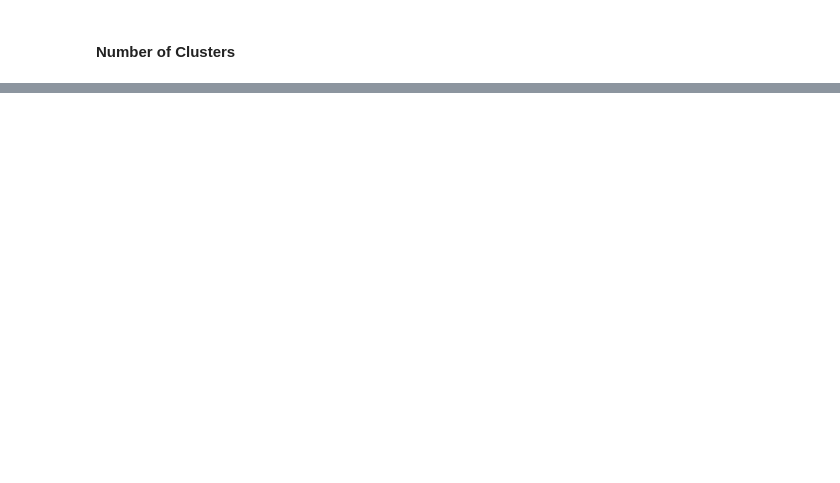
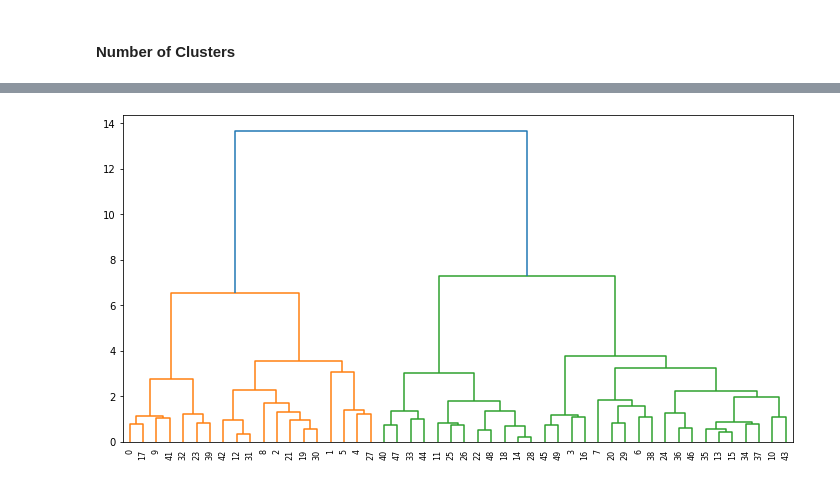
Before and after one commit to luckyspia/TIL, a Jupyter notebook: Statisic_Analysis/06.Clustering.ipynb, the cells around one changed output, grey strips where cells are left out. Saved outputs shown, nothing was run; the diff lists cells and outputs as text; code cells hidden in the pictures; blank space fills up the shorter version.

```diff
--- a/Statisic_Analysis/06.Clustering.ipynb
+++ b/Statisic_Analysis/06.Clustering.ipynb
@@ -115,0 +173,8 @@ array([[0],
+# %%
+hc_ward = linkage(usarrests_s, method="ward")
+
+plt.figure(figsize = (12,6))
+dendrogram(hc_ward)
+plt.show()
+# %% [output]
+[figure, added]
```
Also changed, not shown: parts of 49 cells of this notebook.
